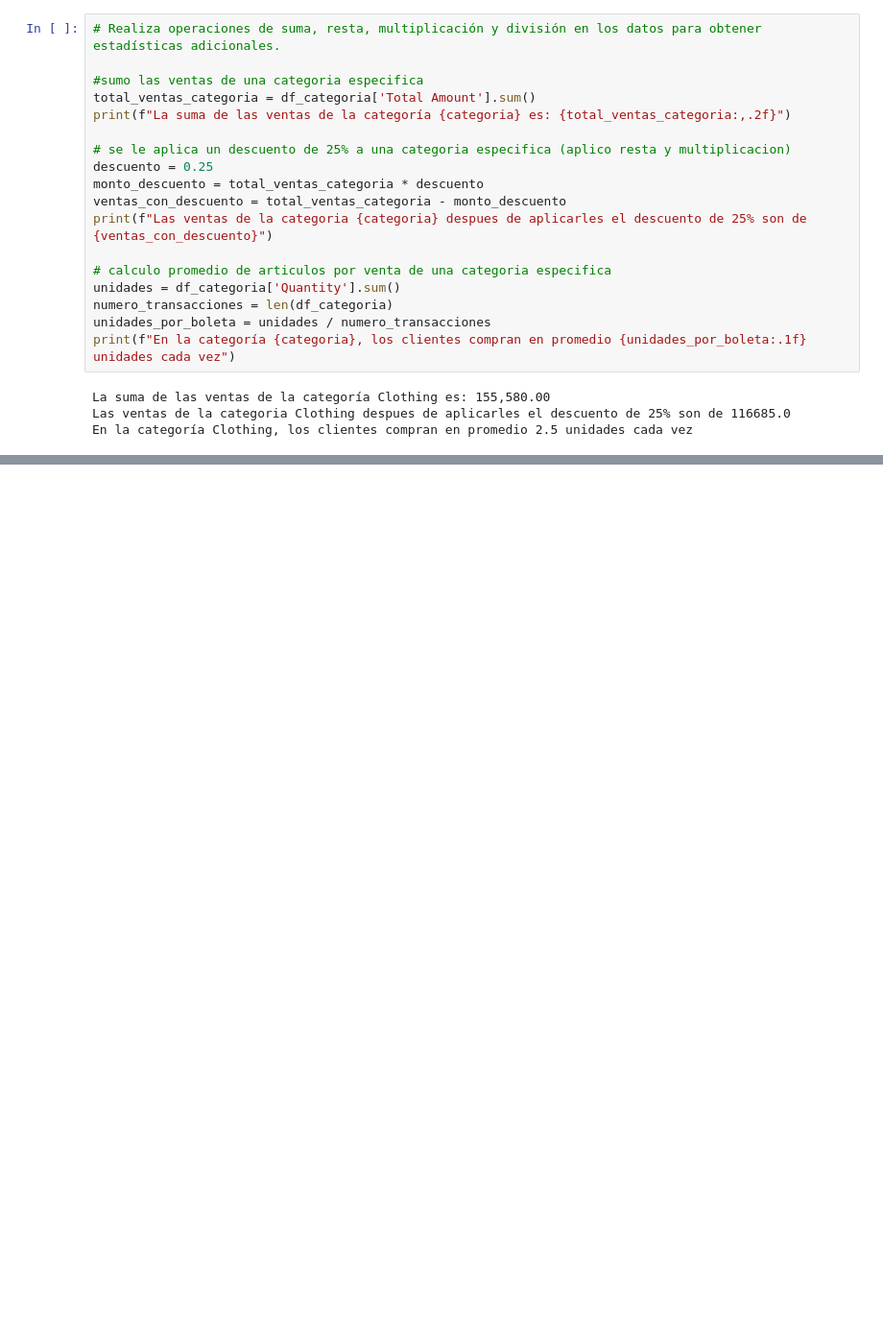
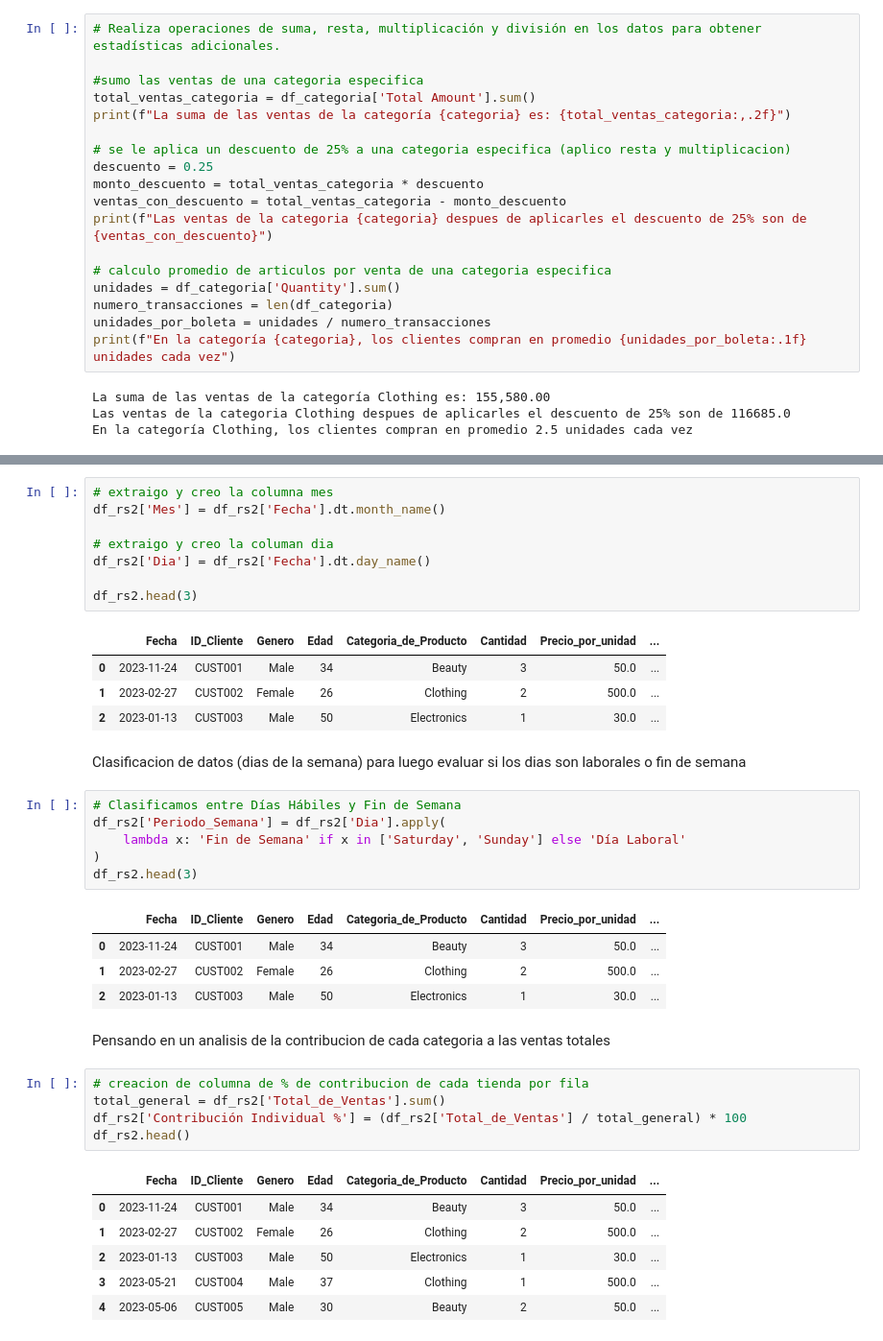
Before and after one commit to kalex066/RetailSales_DataAnalysis, a Jupyter notebook: notebooks/RetailSales_Analysis.ipynb, the cells around one changed output, grey strips where cells are left out. Shown at 96% size. Cells and saved outputs as stored; diff of their text form; blank space fills up the shorter version.

Commit message:
Parte 3. Transformacion-Apply-Agrupar-Agregar

```diff
--- a/notebooks/RetailSales_Analysis.ipynb
+++ b/notebooks/RetailSales_Analysis.ipynb
@@ -309,0 +394,40 @@ En la categoría Clothing, los clientes compran en promedio 2.5 unidades cada ve
+# %%
+# extraigo y creo la columna mes
+df_rs2['Mes'] = df_rs2['Fecha'].dt.month_name()
+
+# extraigo y creo la columan dia
+df_rs2['Dia'] = df_rs2['Fecha'].dt.day_name()
+
+df_rs2.head(3)
+# %% [output]
+|  | Fecha | ID_Cliente | Genero | Edad | Categoria_de_Producto | Cantidad | Precio_por_unidad | ... |
+| 0 | 2023-11-24 | CUST001 | Male | 34 | Beauty | 3 | 50.0 | ... |
+| 1 | 2023-02-27 | CUST002 | Female | 26 | Clothing | 2 | 500.0 | ... |
+| 2 | 2023-01-13 | CUST003 | Male | 50 | Electronics | 1 | 30.0 | ... |
+# %% [markdown]
+Clasificacion de datos (dias de la semana) para luego evaluar si los dias son laborales o fin de semana
+# %%
+# Clasificamos entre Días Hábiles y Fin de Semana
+df_rs2['Periodo_Semana'] = df_rs2['Dia'].apply(
+    lambda x: 'Fin de Semana' if x in ['Saturday', 'Sunday'] else 'Día Laboral'
+)
+df_rs2.head(3)
+# %% [output]
+|  | Fecha | ID_Cliente | Genero | Edad | Categoria_de_Producto | Cantidad | Precio_por_unidad | ... |
+| 0 | 2023-11-24 | CUST001 | Male | 34 | Beauty | 3 | 50.0 | ... |
+| 1 | 2023-02-27 | CUST002 | Female | 26 | Clothing | 2 | 500.0 | ... |
+| 2 | 2023-01-13 | CUST003 | Male | 50 | Electronics | 1 | 30.0 | ... |
+# %% [markdown]
+Pensando en un analisis de la contribucion de cada categoria a las ventas totales
+# %%
+# creacion de columna de % de contribucion de cada tienda por fila
+total_general = df_rs2['Total_de_Ventas'].sum()
+df_rs2['Contribución Individual %'] = (df_rs2['Total_de_Ventas'] / total_general) * 100
+df_rs2.head()
+# %% [output]
+|  | Fecha | ID_Cliente | Genero | Edad | Categoria_de_Producto | Cantidad | Precio_por_unidad | ... |
+| 0 | 2023-11-24 | CUST001 | Male | 34 | Beauty | 3 | 50.0 | ... |
+| 1 | 2023-02-27 | CUST002 | Female | 26 | Clothing | 2 | 500.0 | ... |
+| 2 | 2023-01-13 | CUST003 | Male | 50 | Electronics | 1 | 30.0 | ... |
+| 3 | 2023-05-21 | CUST004 | Male | 37 | Clothing | 1 | 500.0 | ... |
+| 4 | 2023-05-06 | CUST005 | Male | 30 | Beauty | 2 | 50.0 | ... |
```
Also changed, not shown: parts of 30 cells of this notebook.
